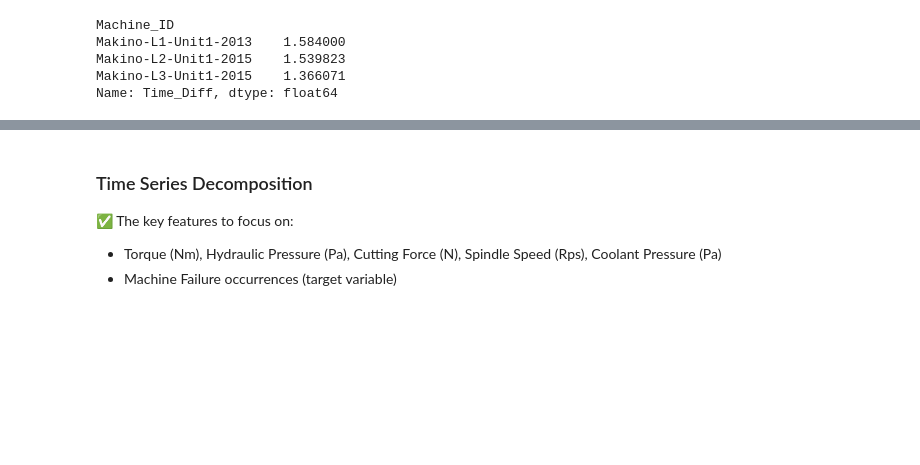
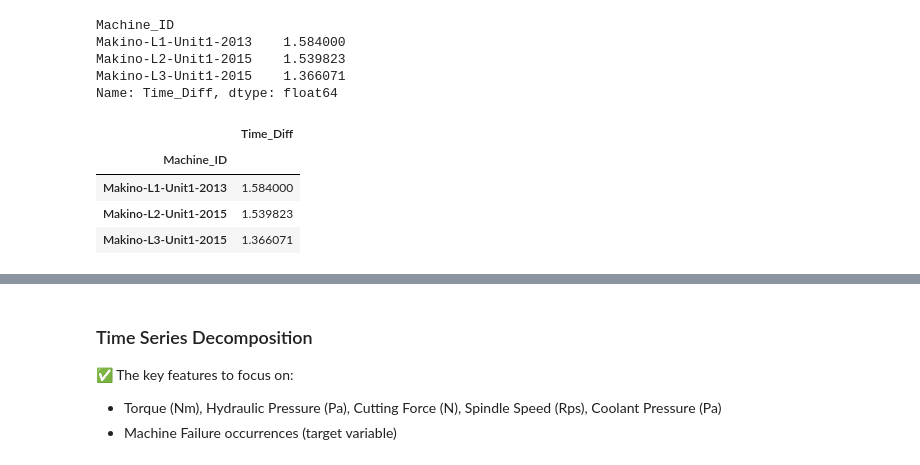
Before and after one commit to SirTee12/Machine-Downtime-Prediction, a Jupyter notebook: notebook/EEDA_Machine_Downtime.ipynb, the cells around one changed output, grey strips where cells are left out. Saved outputs shown, nothing was run; the diff lists cells and outputs as text; code cells hidden in the pictures; blank space fills up the shorter version.

```diff
--- a/notebook/EEDA_Machine_Downtime.ipynb
+++ b/notebook/EEDA_Machine_Downtime.ipynb
@@ -252,3 +266,11 @@ Makino-L1-Unit1-2013    1.584000
 Makino-L2-Unit1-2015    1.539823
 Makino-L3-Unit1-2015    1.366071
 Name: Time_Diff, dtype: float64
+# %%
+mtbf.head()
+# %% [output]
+|  | Time_Diff |
+| Machine_ID |  |
+| Makino-L1-Unit1-2013 | 1.584000 |
+| Makino-L2-Unit1-2015 | 1.539823 |
+| Makino-L3-Unit1-2015 | 1.366071 |
```
Also changed, not shown: parts of 2 cells of this notebook.
